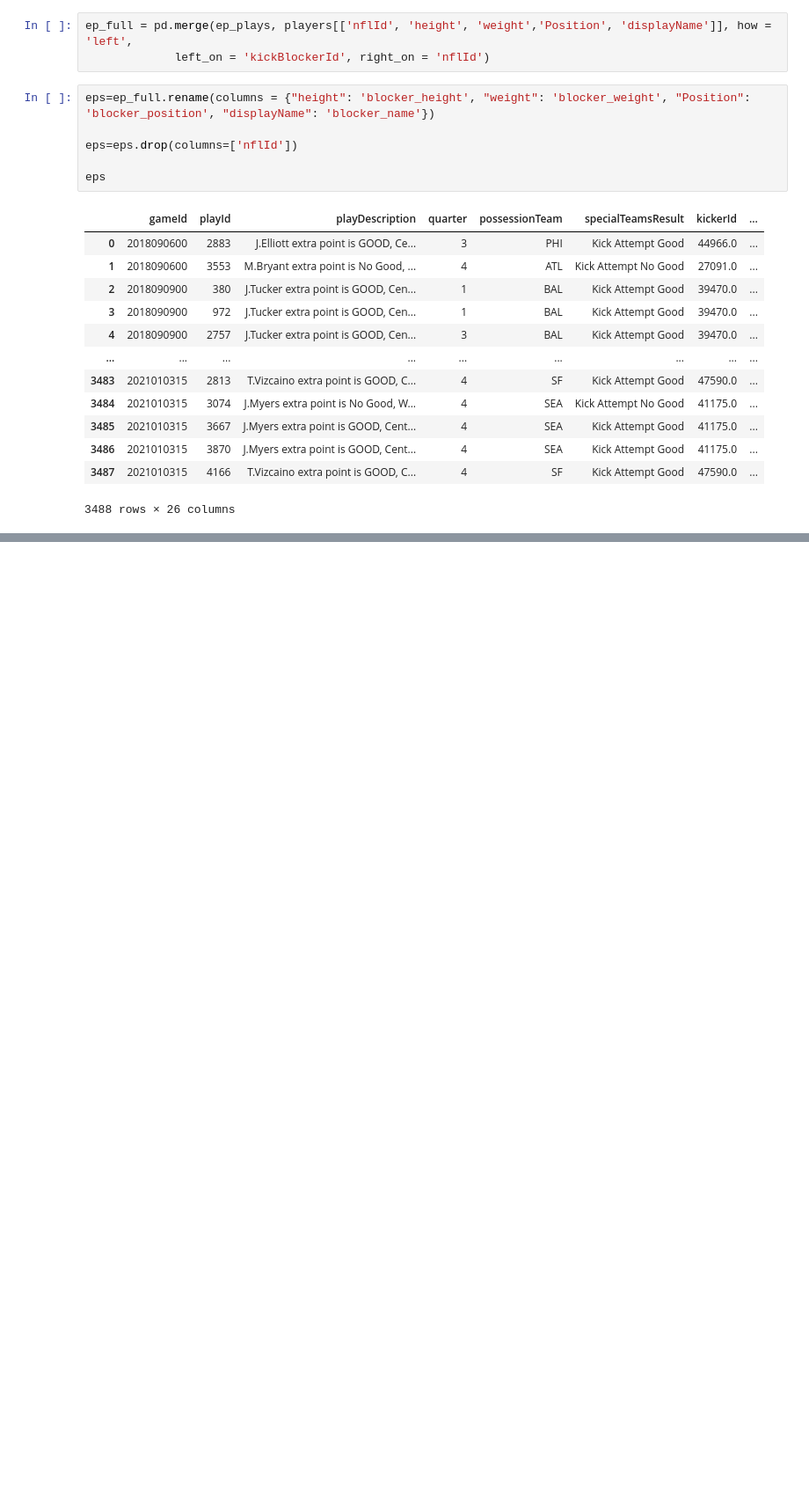
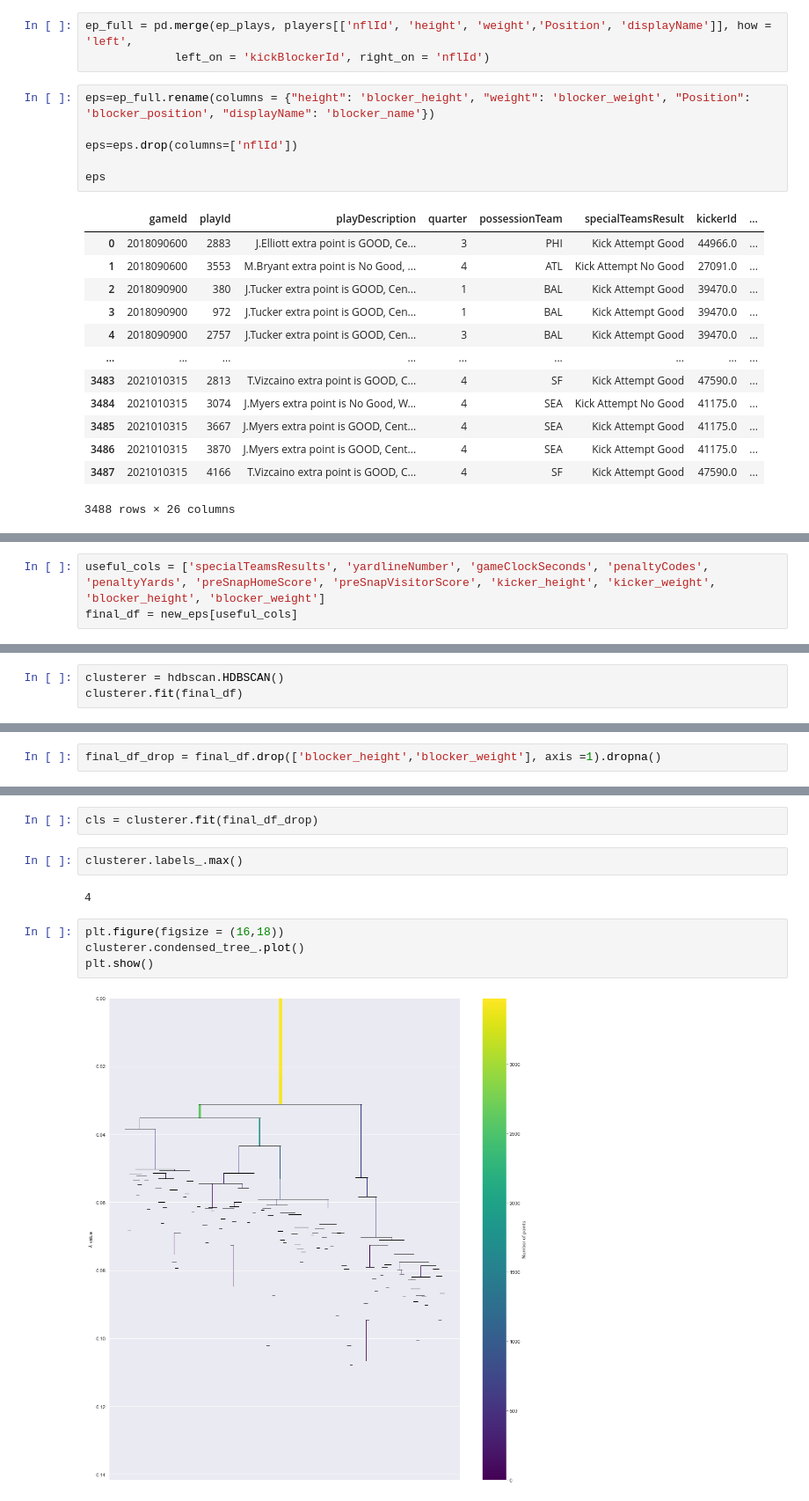
Before and after one commit to egrace479/NFL-BDB-2022, a Jupyter notebook: Extra_Point.ipynb, the cells around one changed output, grey strips where cells are left out. Shown: that part at 88% size. Saved outputs shown, nothing was run; the diff lists cells and outputs as text; blank space fills up the shorter version.

Commit message:
Extra Point data to cluster
Extra Point special play data from data cleaning to basic cluster outcome

```diff
--- a/Extra_Point.ipynb
+++ b/Extra_Point.ipynb
@@ -241,0 +411,3 @@ eps
+# %%
+useful_cols = ['specialTeamsResults', 'yardlineNumber', 'gameClockSeconds', 'penaltyCodes', 'penaltyYards', 'preSnapHomeScore', 'preSnapVisitorScore', 'kicker_height', 'kicker_weight', 'blocker_height', 'blocker_weight']
+final_df = new_eps[useful_cols]
@@ -241,0 +416,3 @@ eps
+# %%
+clusterer = hdbscan.HDBSCAN()
+clusterer.fit(final_df)
@@ -241,0 +436,2 @@ eps
+# %%
+final_df_drop = final_df.drop(['blocker_height','blocker_weight'], axis =1).dropna()
@@ -241,0 +467,12 @@ eps
+# %%
+cls = clusterer.fit(final_df_drop)
+# %%
+clusterer.labels_.max()
+# %% [output]
+4
+# %%
+plt.figure(figsize = (16,18))
+clusterer.condensed_tree_.plot()
+plt.show()
+# %% [output]
+[figure, added]
```
Also changed, not shown: parts of 32 cells of this notebook.
